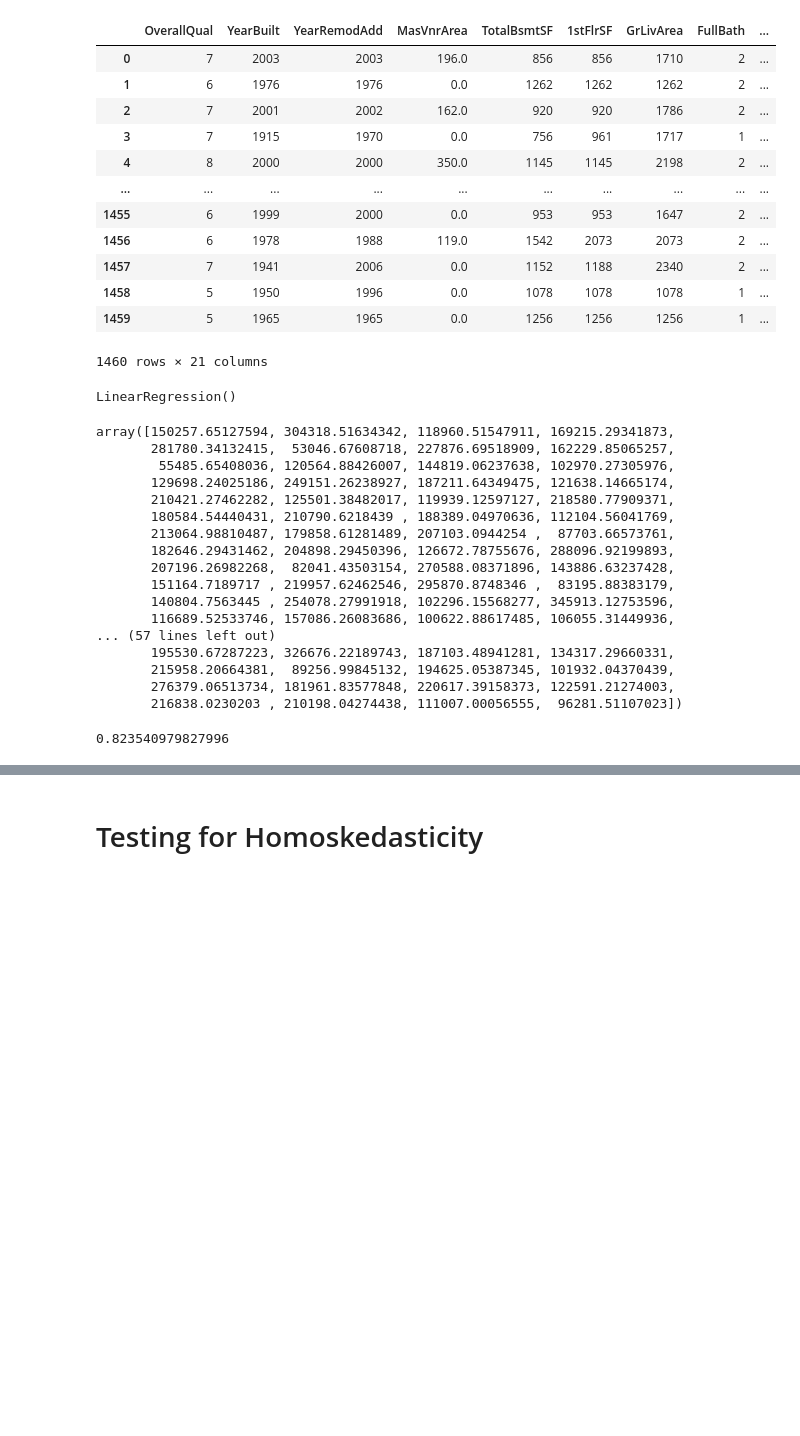
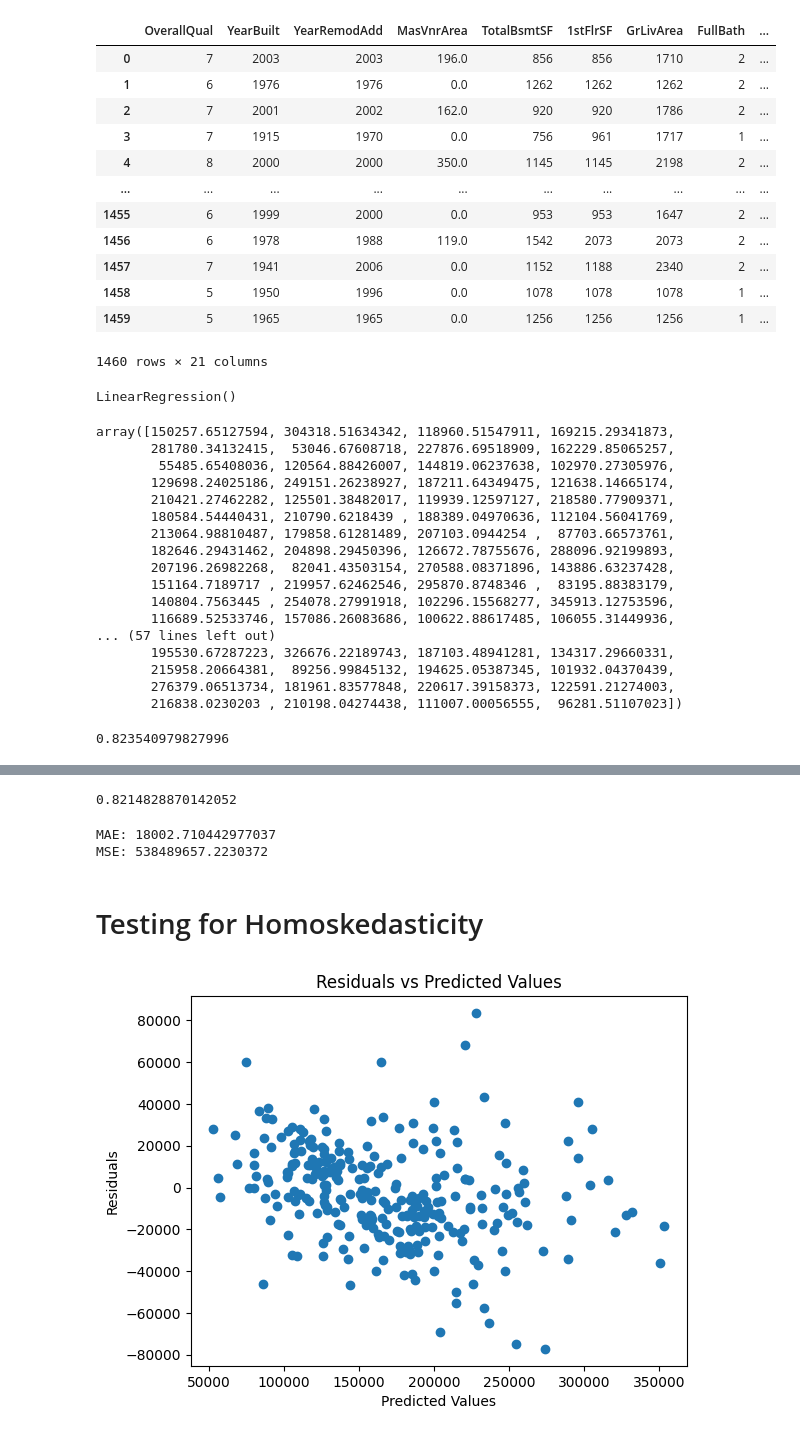
Before and after one commit to Mafube/House_Sale, a Jupyter notebook: Regression.ipynb, the cells around one changed output, grey strips where cells are left out. Saved outputs shown, nothing was run; the diff lists cells and outputs as text; code cells hidden in the pictures; blank space fills up the shorter version.

```diff
--- a/Regression.ipynb
+++ b/Regression.ipynb
@@ -279,0 +322,9 @@ print(regr.score(X_test, y_test))
+# %%
+final_x_features = ['OverallQual', 'YearBuilt', 'YearRemodAdd', 'MasVnrArea', 'TotalBsmtSF',
+       '1stFlrSF', 'GrLivArea', 'FullBath', 'TotRmsAbvGrd', 'Fireplaces',
+       'GarageCars', 'GarageArea', 'Neighborhood_NridgHt', 'ExterQual_Gd',
+       'ExterQual_TA', 'Foundation_PConc', 'BsmtQual_TA', 'BsmtFinType1_GLQ',
+       'KitchenQual_TA', 'GarageType_Detchd', 'GarageFinish_Unf']
+
+predictor_variable = df_no_outliers[final_x_features]
+predictor_variable
@@ -279,0 +345,7 @@ print(regr.score(X_test, y_test))
+# %%
+y_tar = df_no_outliers['SalePrice']
+# %%
+X_train, X_test, y_train, y_test = train_test_split(predictor_variable, y_tar, test_size=0.2, random_state=42)
+# %%
+y_pred = model.predict(X_test)
+y_pred
@@ -280,2 +370,31 @@ print(regr.score(X_test, y_test))
+# %%
+regr = LinearRegression()
+regr.fit(X_train, y_train)
+print(regr.score(X_test, y_test))
+# %% [output]
+0.8214828870142052
+# %%
+
+
+mae = mean_absolute_error(y_true=y_test,y_pred=y_pred)
+#squared True returns MSE value, False returns RMSE value.
+mse = mean_squared_error(y_true=y_test,y_pred=y_pred) #default=True
+#rmse = mean_squared_error(y_true=y_test,y_pred=y_pred,squared=False)
+
+print("MAE:",mae)
+print("MSE:",mse)
+#print("RMSE:",rmse)
+# %% [output]
+MAE: 18002.710442977037
+MSE: 538489657.2230372
 # %% [markdown]
 # Testing for Homoskedasticity
+# %%
+# Assuming that y_pred corresponds to predictions from X_test
+plt.scatter(y_pred, y_test - y_pred)
+plt.xlabel('Predicted Values')
+plt.ylabel('Residuals')
+plt.title('Residuals vs Predicted Values')
+plt.show()
+# %% [output]
+[figure, added]
```
Also changed, not shown: parts of 5 cells of this notebook, 2 other files.
